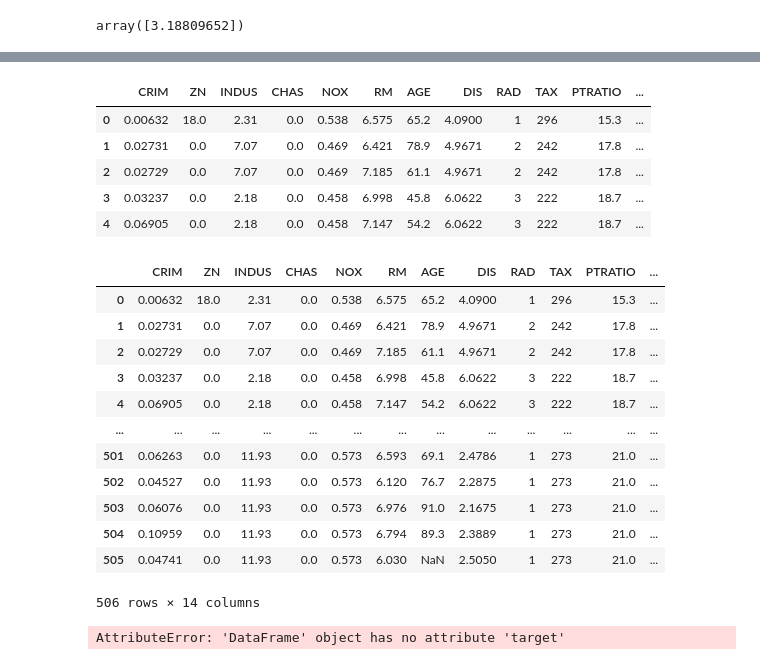
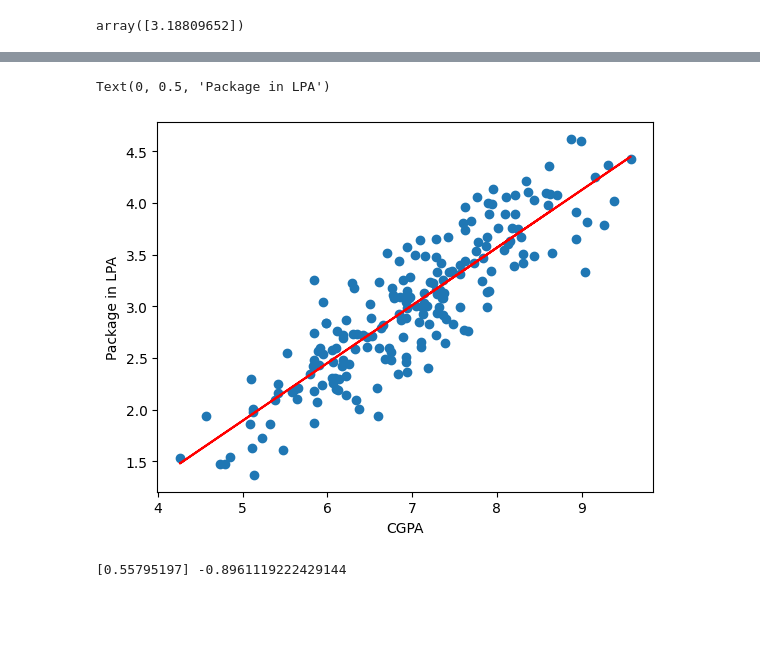
Before and after one commit to YuktiTripathi/Learn-Practice, a Jupyter notebook: ML Algorithms/Linear Regression.ipynb, the cells around one changed output, grey strips where cells are left out. Saved outputs shown, nothing was run; the diff lists cells and outputs as text; code cells hidden in the pictures; blank space fills up the shorter version.

```diff
--- a/ML Algorithms/Linear Regression.ipynb
+++ b/ML Algorithms/Linear Regression.ipynb
@@ -122,30 +107,17 @@ dff= pd.read_csv('/Users/yukti/Downloads/HousingData.csv')
-# %%
-dff.head()
-# %% [output]
-|  | CRIM | ZN | INDUS | CHAS | NOX | RM | AGE | DIS | RAD | TAX | PTRATIO | ... |
-| 0 | 0.00632 | 18.0 | 2.31 | 0.0 | 0.538 | 6.575 | 65.2 | 4.0900 | 1 | 296 | 15.3 | ... |
-| 1 | 0.02731 | 0.0 | 7.07 | 0.0 | 0.469 | 6.421 | 78.9 | 4.9671 | 2 | 242 | 17.8 | ... |
-| 2 | 0.02729 | 0.0 | 7.07 | 0.0 | 0.469 | 7.185 | 61.1 | 4.9671 | 2 | 242 | 17.8 | ... |
-| 3 | 0.03237 | 0.0 | 2.18 | 0.0 | 0.458 | 6.998 | 45.8 | 6.0622 | 3 | 222 | 18.7 | ... |
-| 4 | 0.06905 | 0.0 | 2.18 | 0.0 | 0.458 | 7.147 | 54.2 | 6.0622 | 3 | 222 | 18.7 | ... |
-# %%
-dff
-# %% [output]
-|  | CRIM | ZN | INDUS | CHAS | NOX | RM | AGE | DIS | RAD | TAX | PTRATIO | ... |
-| 0 | 0.00632 | 18.0 | 2.31 | 0.0 | 0.538 | 6.575 | 65.2 | 4.0900 | 1 | 296 | 15.3 | ... |
-| 1 | 0.02731 | 0.0 | 7.07 | 0.0 | 0.469 | 6.421 | 78.9 | 4.9671 | 2 | 242 | 17.8 | ... |
-| 2 | 0.02729 | 0.0 | 7.07 | 0.0 | 0.469 | 7.185 | 61.1 | 4.9671 | 2 | 242 | 17.8 | ... |
-| 3 | 0.03237 | 0.0 | 2.18 | 0.0 | 0.458 | 6.998 | 45.8 | 6.0622 | 3 | 222 | 18.7 | ... |
-| 4 | 0.06905 | 0.0 | 2.18 | 0.0 | 0.458 | 7.147 | 54.2 | 6.0622 | 3 | 222 | 18.7 | ... |
-| ... | ... | ... | ... | ... | ... | ... | ... | ... | ... | ... | ... | ... |
-| 501 | 0.06263 | 0.0 | 11.93 | 0.0 | 0.573 | 6.593 | 69.1 | 2.4786 | 1 | 273 | 21.0 | ... |
-| 502 | 0.04527 | 0.0 | 11.93 | 0.0 | 0.573 | 6.120 | 76.7 | 2.2875 | 1 | 273 | 21.0 | ... |
-| 503 | 0.06076 | 0.0 | 11.93 | 0.0 | 0.573 | 6.976 | 91.0 | 2.1675 | 1 | 273 | 21.0 | ... |
-| 504 | 0.10959 | 0.0 | 11.93 | 0.0 | 0.573 | 6.794 | 89.3 | 2.3889 | 1 | 273 | 21.0 | ... |
-| 505 | 0.04741 | 0.0 | 11.93 | 0.0 | 0.573 | 6.030 | NaN | 2.5050 | 1 | 273 | 21.0 | ... |
-506 rows × 14 columns
-# %%
-x= dff
-y= dff.target
-# %% [output]
-AttributeError: 'DataFrame' object has no attribute 'target'
+# %%
+#Plot for Best Line Fit
+plt.scatter(df['cgpa'], df['package'])
+plt.plot (x_train, lr.predict(x_train), color='red')
+plt.xlabel('CGPA')
+plt.ylabel('Package in LPA')
+# %% [output]
+Text(0, 0.5, 'Package in LPA')
+[figure, added]
+# %%
+# VALUES OF Slope & Intercept in equation y=mx+c
+m= lr.coef_
+c= lr.intercept_
+
+print(m, c)
+# %% [output]
+[0.55795197] -0.8961119222429144
```
Also changed, not shown: parts of 4 cells of this notebook.
